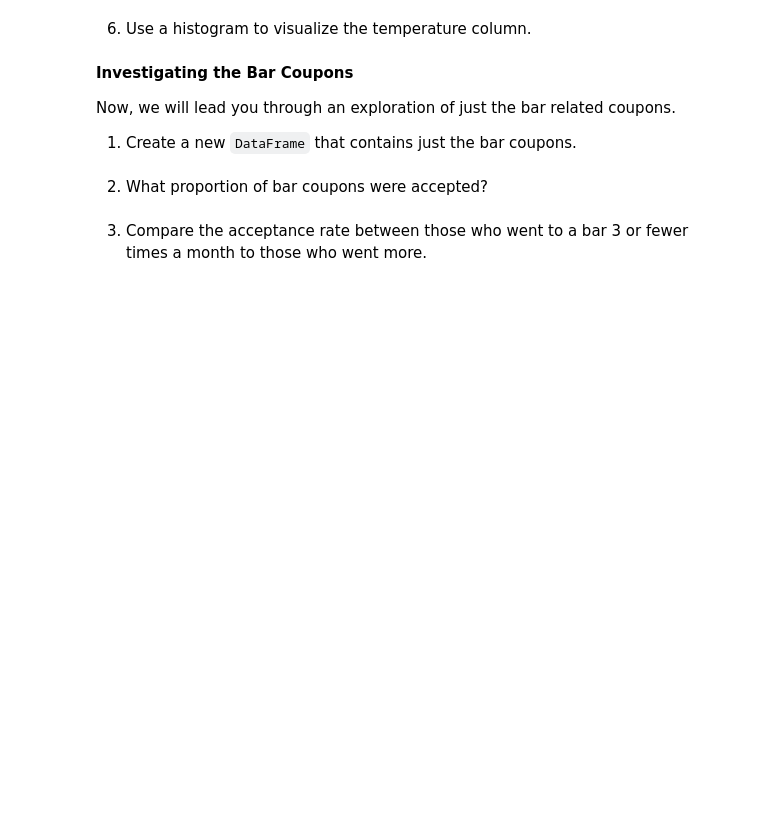
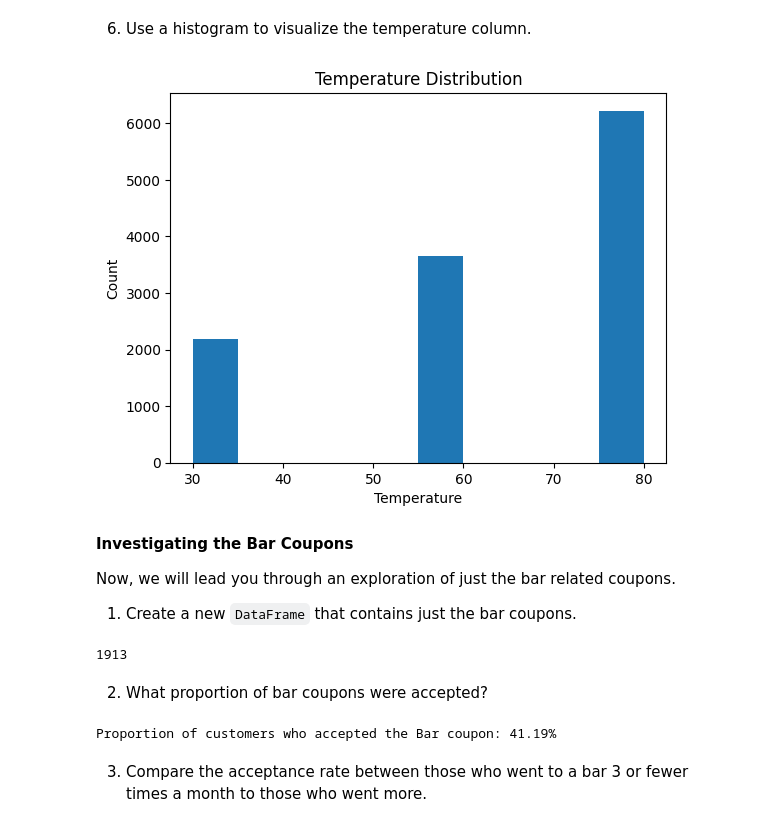
Before and after one commit to gowd-haraginadoni/ML-Will-Customer-Accept-Coupon, a Jupyter notebook: prompt.ipynb, the cells around one changed output. Saved outputs shown, nothing was run; the diff lists cells and outputs as text; code cells hidden in the pictures; blank space fills up the shorter version.

```diff
--- a/prompt.ipynb
+++ b/prompt.ipynb
@@ -136,12 +207,29 @@ dtype: int64
 # %% [markdown]
 6. Use a histogram to visualize the temperature column.
+# %%
+data['temperature'].plot(kind="hist")
+plt.title('Temperature Distribution')
+plt.xlabel('Temperature')
+plt.ylabel('Count')
+plt.show()
+# %% [output]
+[figure, added]
 # %% [markdown]
 **Investigating the Bar Coupons**
 
 Now, we will lead you through an exploration of just the bar related coupons.
 
 1. Create a new `DataFrame` that contains just the bar coupons.
+# %%
+df_bar = data.query("coupon == 'Bar'")
+len(df_bar)
+# %% [output]
+1913
 # %% [markdown]
 2. What proportion of bar coupons were accepted?
+# %%
+print(f"Proportion of customers who accepted the Bar coupon: {acceptance_rate_str(df_bar)}")
+# %% [output]
+Proportion of customers who accepted the Bar coupon: 41.19%
 # %% [markdown]
 3. Compare the acceptance rate between those who went to a bar 3 or fewer times a month to those who went more.
```
Also changed, not shown: parts of 10 cells of this notebook.
